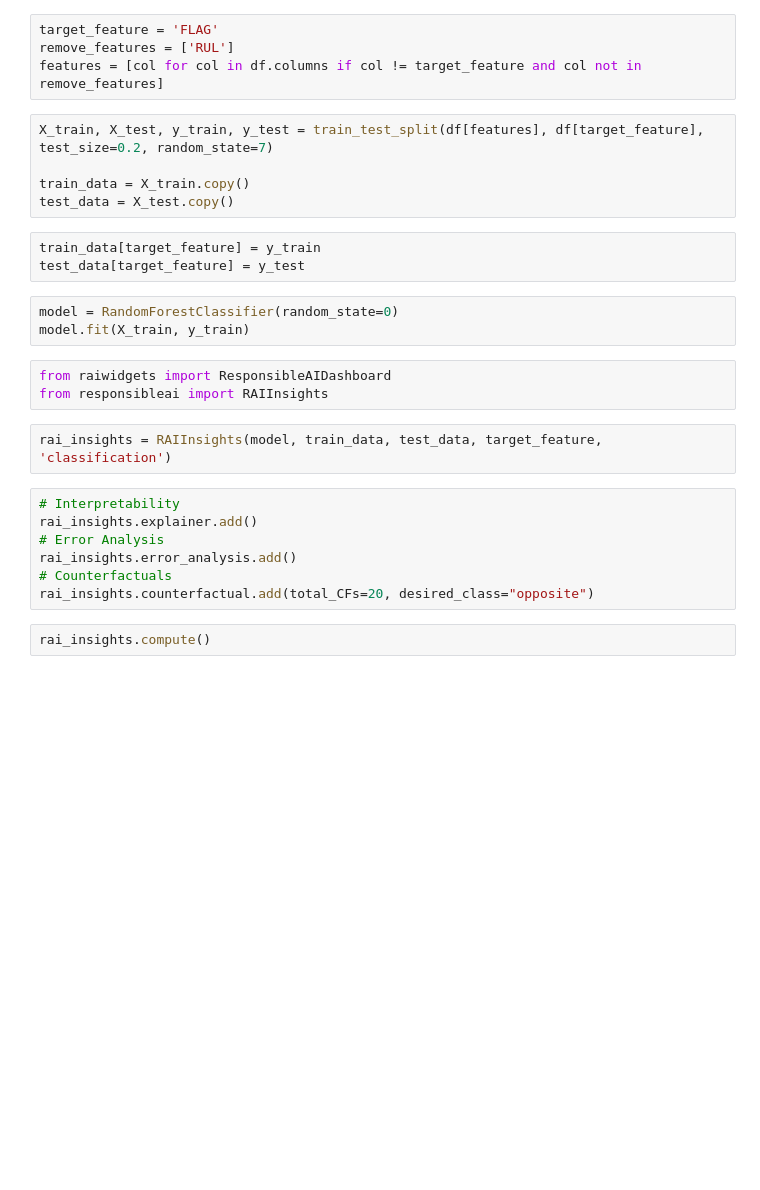
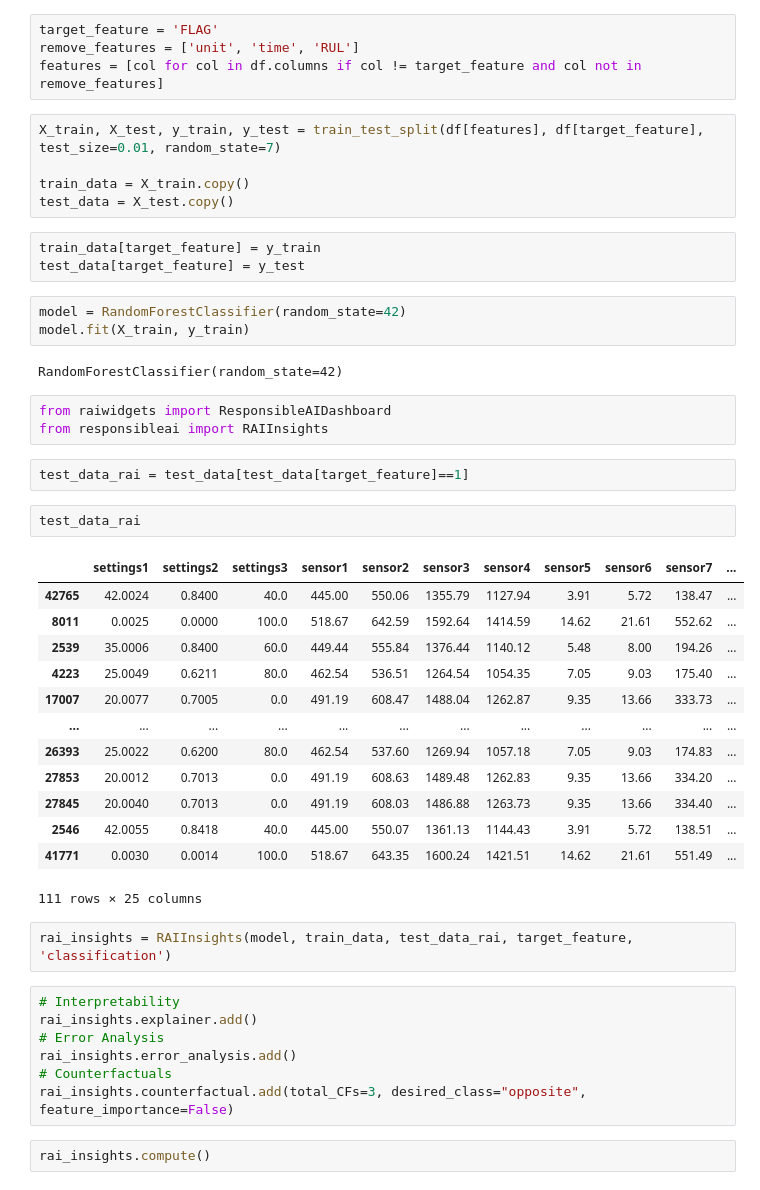
Before and after one commit to konabuta/fta-manufacturing, a Jupyter notebook: equipment-maintenance/notebooks/2-phm08-flag-classification.ipynb, the cells around one changed output. Cells and saved outputs as stored; diff of their text form; blank space fills up the shorter version.

```diff
--- a/equipment-maintenance/notebooks/2-phm08-flag-classification.ipynb
+++ b/equipment-maintenance/notebooks/2-phm08-flag-classification.ipynb
@@ -9,9 +17,9 @@ df.head()
 # %%
 target_feature = 'FLAG'
-remove_features = ['RUL']
+remove_features = ['unit', 'time', 'RUL']
 features = [col for col in df.columns if col != target_feature and col not in remove_features]
 # %%
-X_train, X_test, y_train, y_test = train_test_split(df[features], df[target_feature], test_size=0.2, random_state=7)
+X_train, X_test, y_train, y_test = train_test_split(df[features], df[target_feature], test_size=0.01, random_state=7)
 
 train_data = X_train.copy()
 test_data = X_test.copy()
@@ -19,20 +27,40 @@ test_data = X_test.copy()
 train_data[target_feature] = y_train
 test_data[target_feature] = y_test
 # %%
-model = RandomForestClassifier(random_state=0)
+model = RandomForestClassifier(random_state=42)
 model.fit(X_train, y_train)
+# %% [output]
+RandomForestClassifier(random_state=42)
 # %%
 from raiwidgets import ResponsibleAIDashboard
 from responsibleai import RAIInsights
+# %%
+test_data_rai = test_data[test_data[target_feature]==1]
+# %%
+test_data_rai
+# %% [output]
+|  | settings1 | settings2 | settings3 | sensor1 | sensor2 | sensor3 | sensor4 | sensor5 | sensor6 | sensor7 | ... |
+| 42765 | 42.0024 | 0.8400 | 40.0 | 445.00 | 550.06 | 1355.79 | 1127.94 | 3.91 | 5.72 | 138.47 | ... |
+| 8011 | 0.0025 | 0.0000 | 100.0 | 518.67 | 642.59 | 1592.64 | 1414.59 | 14.62 | 21.61 | 552.62 | ... |
+| 2539 | 35.0006 | 0.8400 | 60.0 | 449.44 | 555.84 | 1376.44 | 1140.12 | 5.48 | 8.00 | 194.26 | ... |
+| 4223 | 25.0049 | 0.6211 | 80.0 | 462.54 | 536.51 | 1264.54 | 1054.35 | 7.05 | 9.03 | 175.40 | ... |
+| 17007 | 20.0077 | 0.7005 | 0.0 | 491.19 | 608.47 | 1488.04 | 1262.87 | 9.35 | 13.66 | 333.73 | ... |
+| ... | ... | ... | ... | ... | ... | ... | ... | ... | ... | ... | ... |
+| 26393 | 25.0022 | 0.6200 | 80.0 | 462.54 | 537.60 | 1269.94 | 1057.18 | 7.05 | 9.03 | 174.83 | ... |
+| 27853 | 20.0012 | 0.7013 | 0.0 | 491.19 | 608.63 | 1489.48 | 1262.83 | 9.35 | 13.66 | 334.20 | ... |
+| 27845 | 20.0040 | 0.7013 | 0.0 | 491.19 | 608.03 | 1486.88 | 1263.73 | 9.35 | 13.66 | 334.40 | ... |
+| 2546 | 42.0055 | 0.8418 | 40.0 | 445.00 | 550.07 | 1361.13 | 1144.43 | 3.91 | 5.72 | 138.51 | ... |
+| 41771 | 0.0030 | 0.0014 | 100.0 | 518.67 | 643.35 | 1600.24 | 1421.51 | 14.62 | 21.61 | 551.49 | ... |
+111 rows × 25 columns
 # %%
-rai_insights = RAIInsights(model, train_data, test_data, target_feature, 'classification')
+rai_insights = RAIInsights(model, train_data, test_data_rai, target_feature, 'classification')
 # %%
 # Interpretability
 rai_insights.explainer.add()
 # Error Analysis
 rai_insights.error_analysis.add()
 # Counterfactuals
-rai_insights.counterfactual.add(total_CFs=20, desired_class="opposite")
+rai_insights.counterfactual.add(total_CFs=3, desired_class="opposite", feature_importance=False)
 # %%
 rai_insights.compute()
 # %%
```
Also changed, not shown: parts of 1 cell of this notebook, 16 other files.
